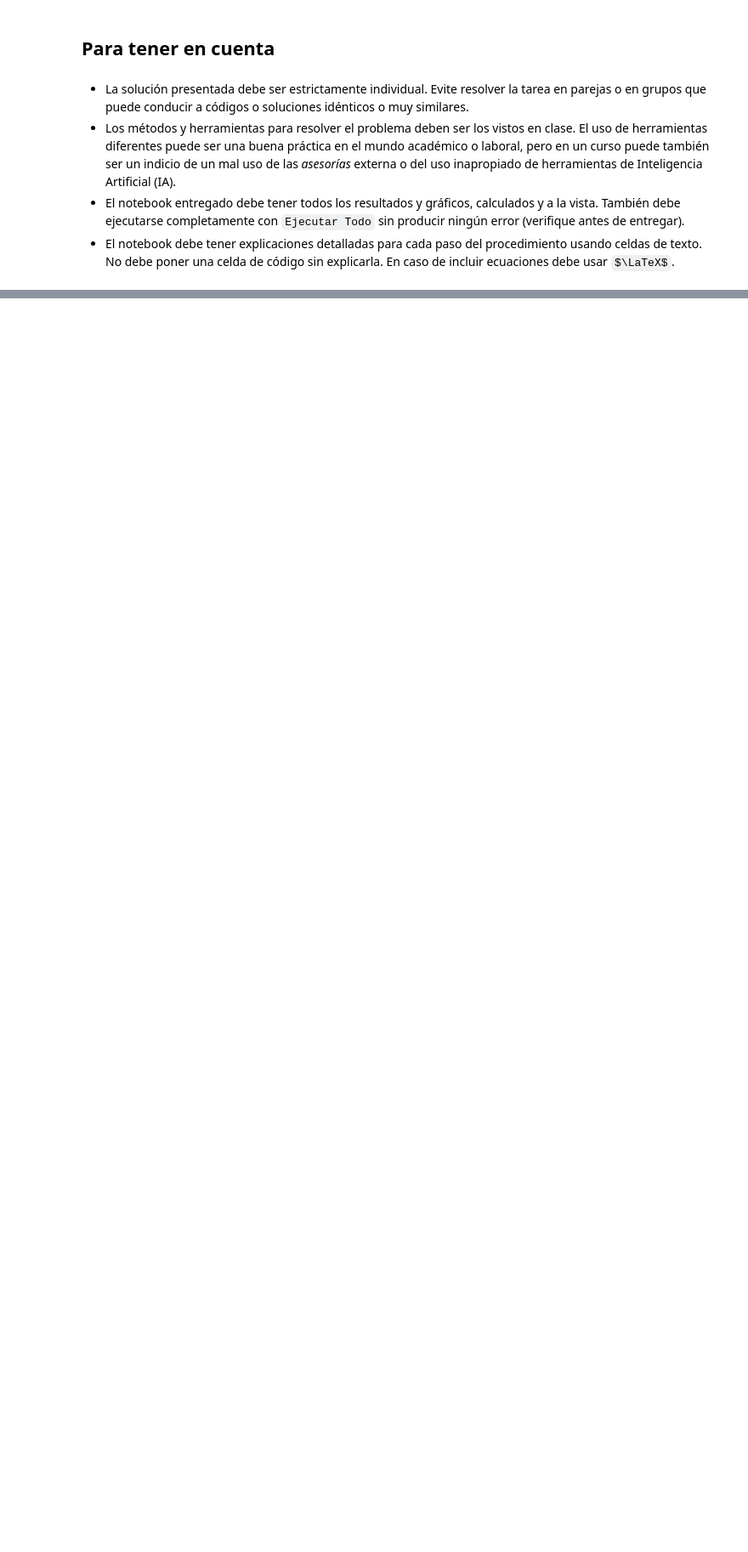
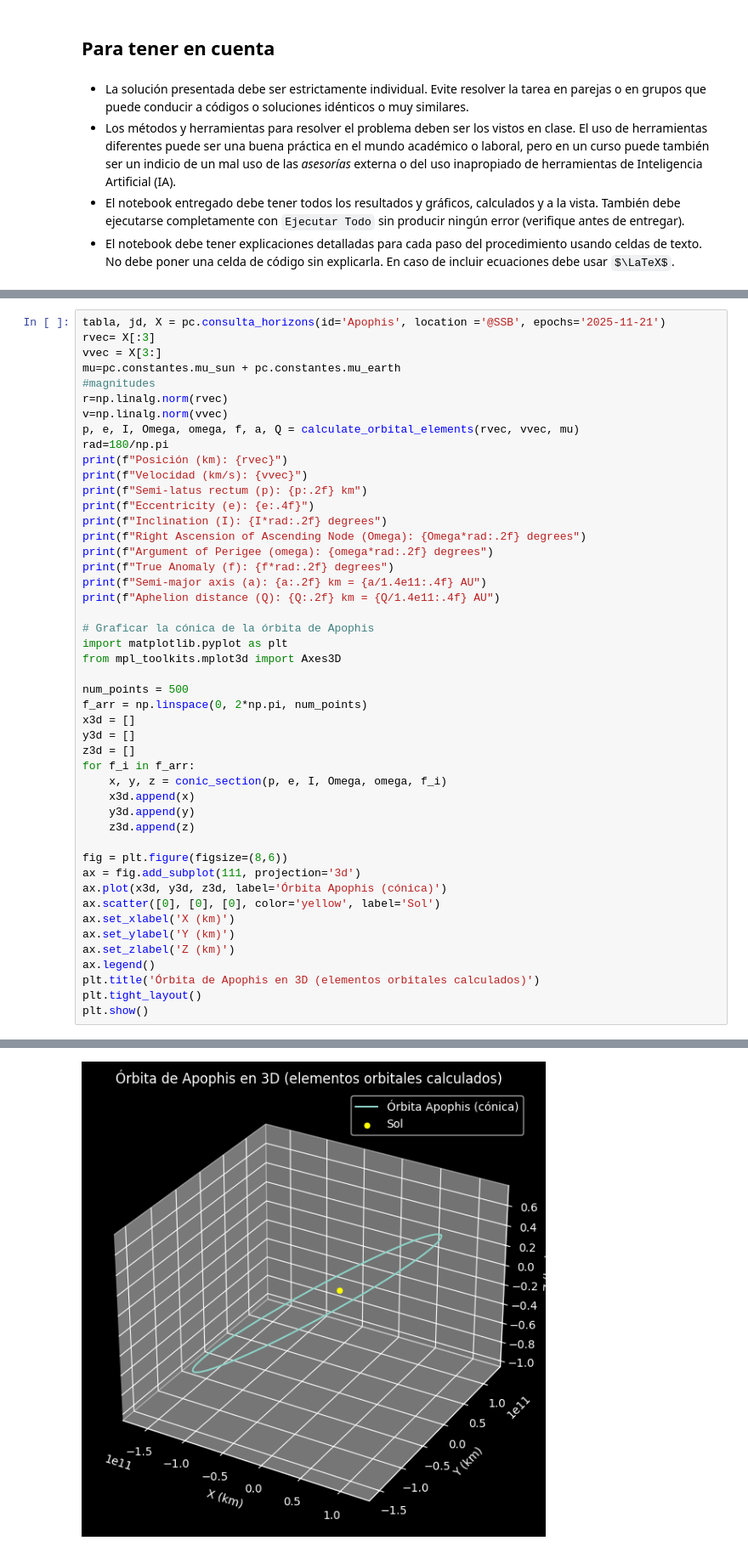
Before and after one commit to VanessaGF24/Proyecto-Apophis, a Jupyter notebook: Proyecto-AproximaciónApophis-MC2026-1.ipynb, the cells around one changed output, grey strips where cells are left out. Shown at 85% size. Drawn from its saved outputs; the diff is of its cells as text; some formulas as TeX source; blank space fills up the shorter version.

Commit message:
Grafica elementos orbitales

```diff
--- a/Proyecto-AproximaciónApophis-MC2026-1.ipynb
+++ b/Proyecto-AproximaciónApophis-MC2026-1.ipynb
@@ -55,0 +133,48 @@ Una vez entregues el proyecto el profesor realizará una revisión del mismo y t
+# %%
+tabla, jd, X = pc.consulta_horizons(id='Apophis', location ='@SSB', epochs='2025-11-21')
+rvec= X[:3]
+vvec = X[3:]
+mu=pc.constantes.mu_sun + pc.constantes.mu_earth
+#magnitudes
+r=np.linalg.norm(rvec)
+v=np.linalg.norm(vvec)
+p, e, I, Omega, omega, f, a, Q = calculate_orbital_elements(rvec, vvec, mu)
+rad=180/np.pi
+print(f"Posición (km): {rvec}")
+print(f"Velocidad (km/s): {vvec}")
+print(f"Semi-latus rectum (p): {p:.2f} km")
+print(f"Eccentricity (e): {e:.4f}")
+print(f"Inclination (I): {I*rad:.2f} degrees")
+print(f"Right Ascension of Ascending Node (Omega): {Omega*rad:.2f} degrees")
+print(f"Argument of Perigee (omega): {omega*rad:.2f} degrees")
+print(f"True Anomaly (f): {f*rad:.2f} degrees")
+print(f"Semi-major axis (a): {a:.2f} km = {a/1.4e11:.4f} AU")
+print(f"Aphelion distance (Q): {Q:.2f} km = {Q/1.4e11:.4f} AU")
+
+# Graficar la cónica de la órbita de Apophis
+import matplotlib.pyplot as plt
+from mpl_toolkits.mplot3d import Axes3D
+
+num_points = 500
+f_arr = np.linspace(0, 2*np.pi, num_points)
+x3d = []
+y3d = []
+z3d = []
+for f_i in f_arr:
+    x, y, z = conic_section(p, e, I, Omega, omega, f_i)
+    x3d.append(x)
+    y3d.append(y)
+    z3d.append(z)
+
+fig = plt.figure(figsize=(8,6))
+ax = fig.add_subplot(111, projection='3d')
+ax.plot(x3d, y3d, z3d, label='Órbita Apophis (cónica)')
+ax.scatter([0], [0], [0], color='yellow', label='Sol')
+ax.set_xlabel('X (km)')
+ax.set_ylabel('Y (km)')
+ax.set_zlabel('Z (km)')
+ax.legend()
+plt.title('Órbita de Apophis en 3D (elementos orbitales calculados)')
+plt.tight_layout()
+plt.show()
+# %% [output]
@@ -55,0 +191 @@ Una vez entregues el proyecto el profesor realizará una revisión del mismo y t
+[figure, added]
```
Also changed, not shown: parts of 10 cells of this notebook, 1 other file.
